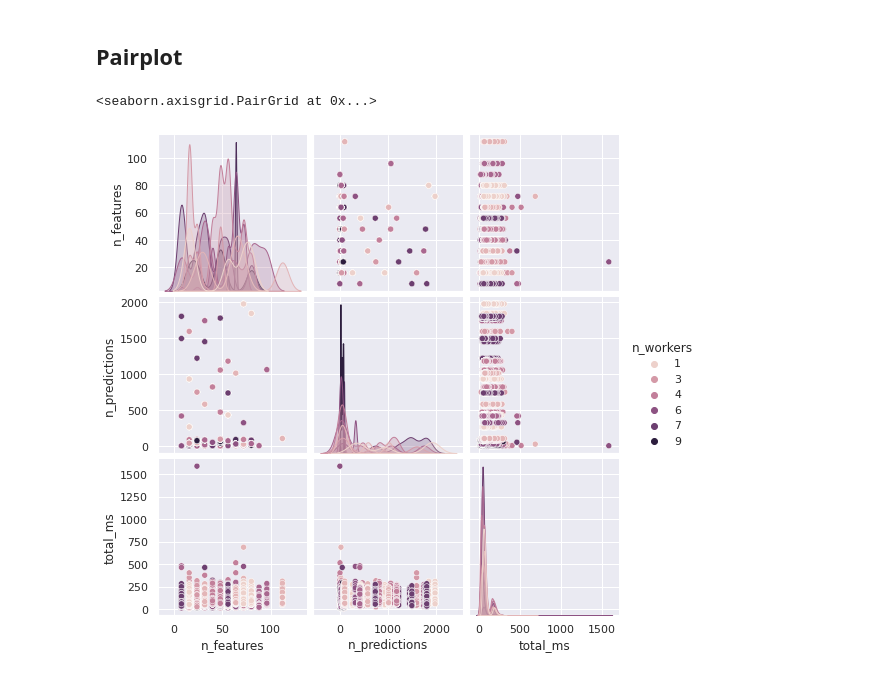
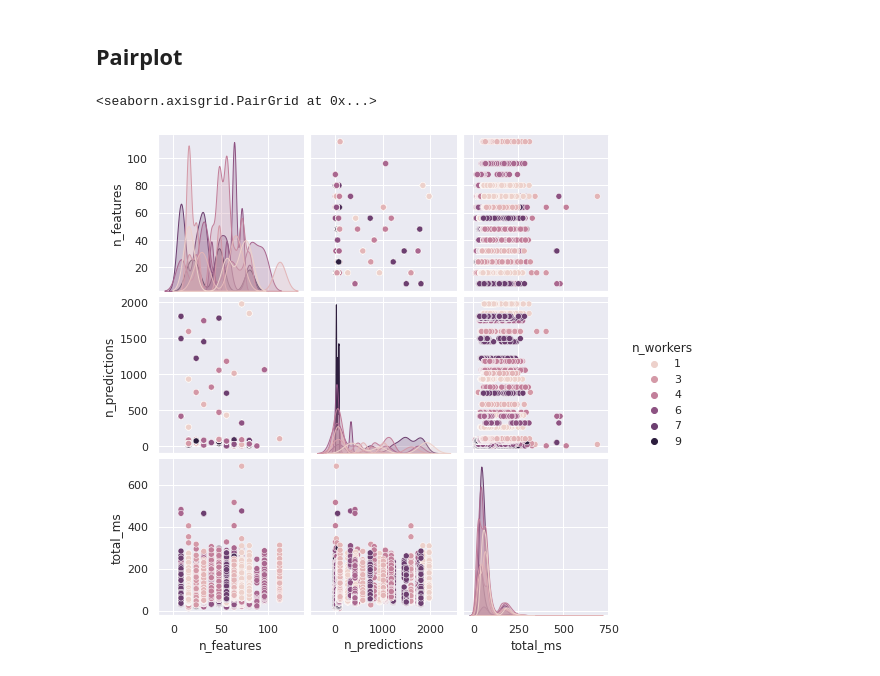
Before and after one commit to jswortz/featurestore-examples, a Jupyter notebook: DOE_analysis.ipynb, the cells around one changed output. Saved outputs shown, nothing was run; the diff lists cells and outputs as text; code cells hidden in the pictures.

Commit message:
Quick change to last visualization

```diff
--- a/DOE_analysis.ipynb
+++ b/DOE_analysis.ipynb
@@ -309,12 +309,12 @@ plt.show()
 # %%
 #Seaborn pair plot
 df_3d = pd.DataFrame()
-df_3d['n_features'] = x
-df_3d['n_workers'] = y
+df_3d['n_features'] = data['n_features']
+df_3d['n_workers'] = data['n_workers']
 df_3d['n_predictions'] = data['n_predictions']
-df_3d['total_ms'] = z
+df_3d['total_ms'] = data['total_ms']
 
 sns.pairplot(df_3d, hue='n_workers' )
 # %% [output]
 <seaborn.axisgrid.PairGrid at 0x...>
-[figure, old version]
+[figure, new version]
```
